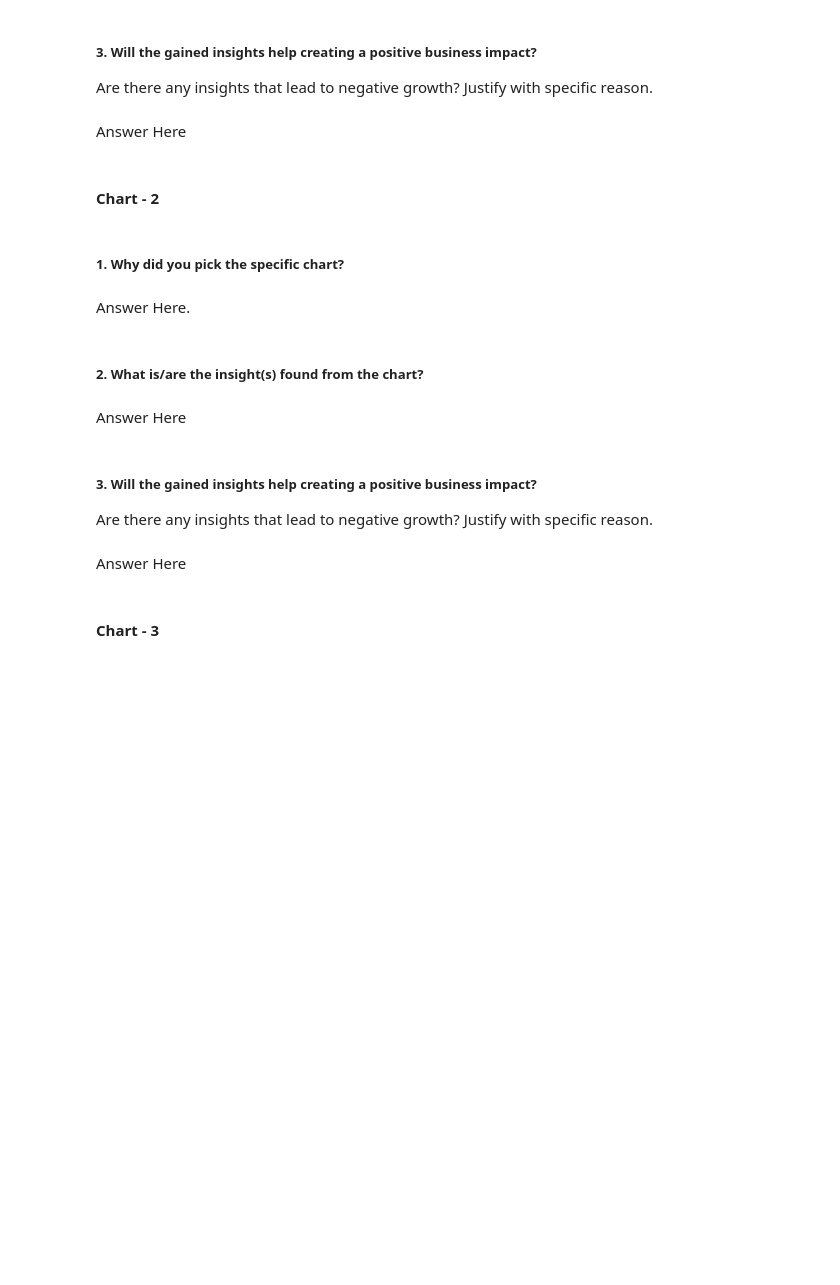
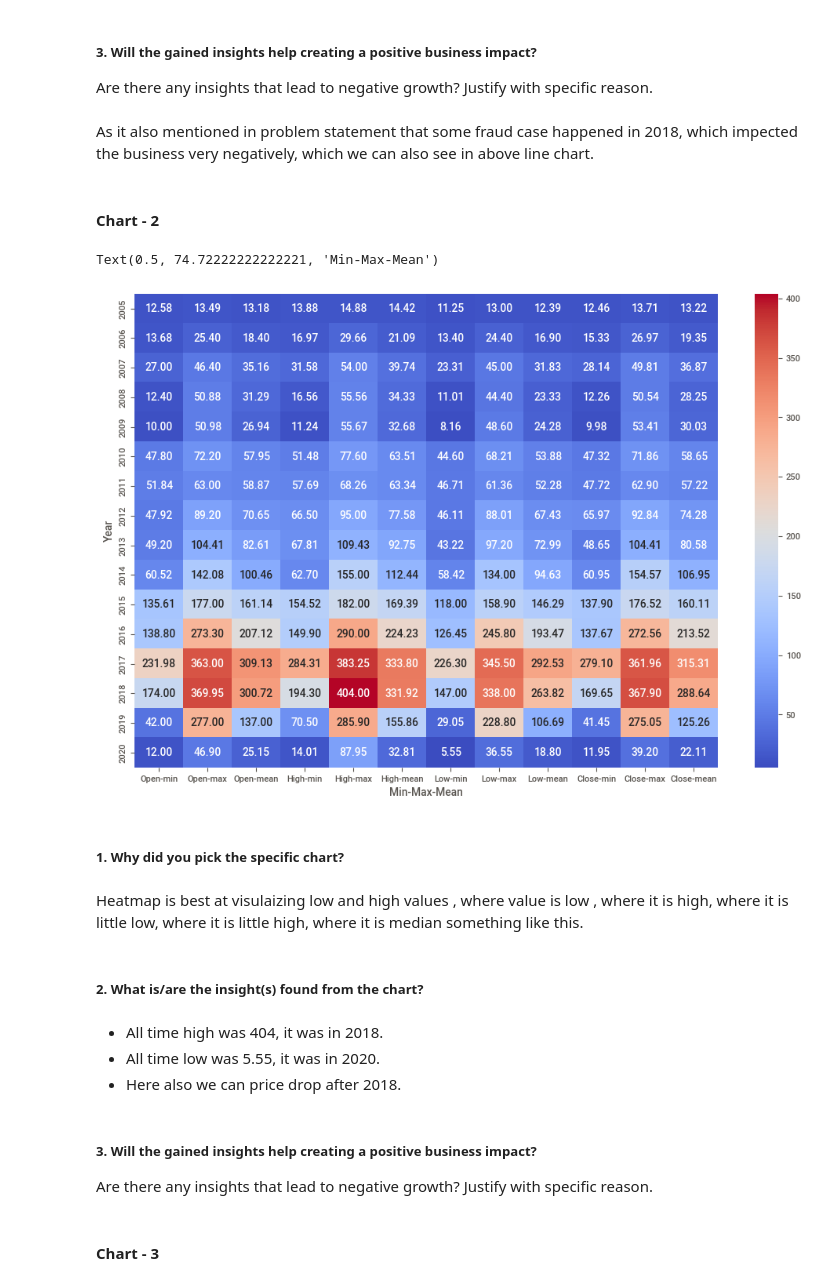
Before and after one commit to kuldeep-sngh/Play-Store-App-Review-Analysis, a Jupyter notebook: Kuldeep_Singh_Yes_Bank_Stock_Closing_Price_Prediction.ipynb, the cells around one changed output. Cells and saved outputs as stored; diff of their text form; code cells hidden in the pictures; blank space fills up the shorter version.

```diff
--- a/Kuldeep_Singh_Yes_Bank_Stock_Closing_Price_Prediction.ipynb
+++ b/Kuldeep_Singh_Yes_Bank_Stock_Closing_Price_Prediction.ipynb
@@ -413,7 +434,7 @@ Answer Here
 # %% [markdown]
 ##### 3. Will the gained insights help creating a positive business impact?
 Are there any insights that lead to negative growth? Justify with specific reason.
-# %% [markdown]
-Answer Here
+# %% [markdown]
+As it also mentioned in problem statement that some fraud case happened in 2018, which impected the business very negatively, which we can also see in above line chart.
 # %% [markdown]
 #### Chart - 2
@@ -422,15 +441,24 @@ Answer Here
+# %%
+# Visualizing min, max and mean prices for each year
+Year_prices_df = df.groupby('Year').aggregate({'Open' : [min, max, 'mean'], 'High' : [min, max, 'mean'], 'Low' : [min, max, 'mean'], 'Close' : [min, max, 'mean']})
+plt.figure(figsize = (12,8))
+sns.heatmap(Year_prices_df , annot = True, cmap = 'coolwarm', fmt='.2f')
+plt.xlabel('Min-Max-Mean')
+# %% [output]
+Text(0.5, 74.72222222222221, 'Min-Max-Mean')
+[figure, added]
 # %% [markdown]
 ##### 1. Why did you pick the specific chart?
-# %% [markdown]
-Answer Here.
+# %% [markdown]
+Heatmap is best at visulaizing low and high values , where value is low , where it is high, where it is little low, where it is little high, where it is median something like this.
 # %% [markdown]
 ##### 2. What is/are the insight(s) found from the chart?
-# %% [markdown]
-Answer Here
+# %% [markdown]
+* All time high was 404, it was in 2018.
+* All time low was 5.55, it was in 2020.
+* Here also we can price drop after 2018.
 # %% [markdown]
 ##### 3. Will the gained insights help creating a positive business impact?
 Are there any insights that lead to negative growth? Justify with specific reason.
-# %% [markdown]
-Answer Here
 # %% [markdown]
 #### Chart - 3
```
Also changed, not shown: parts of 96 cells of this notebook.
